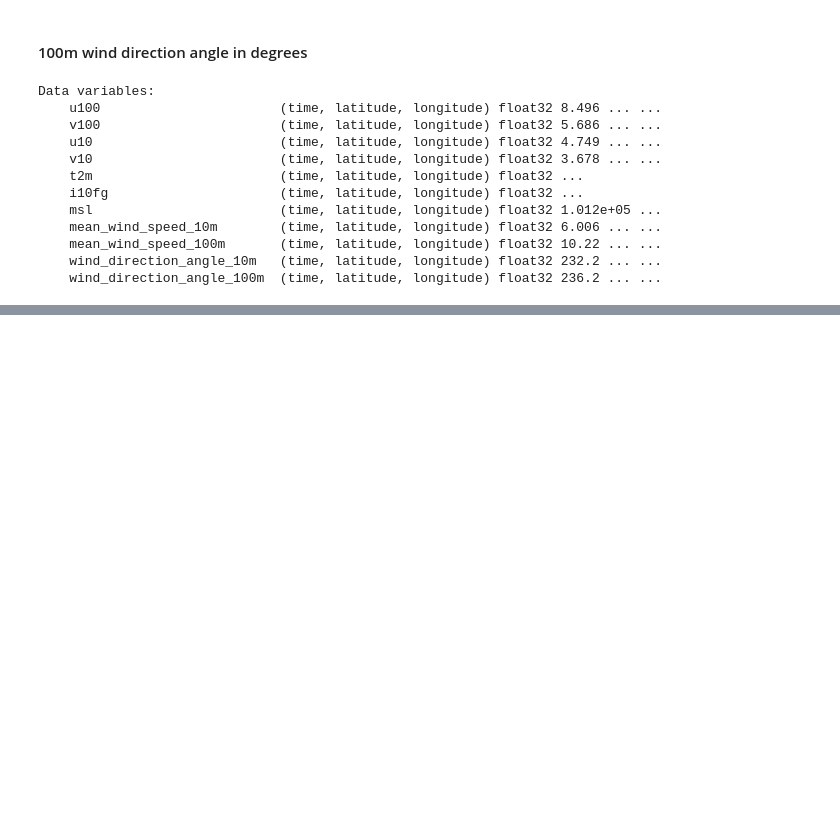
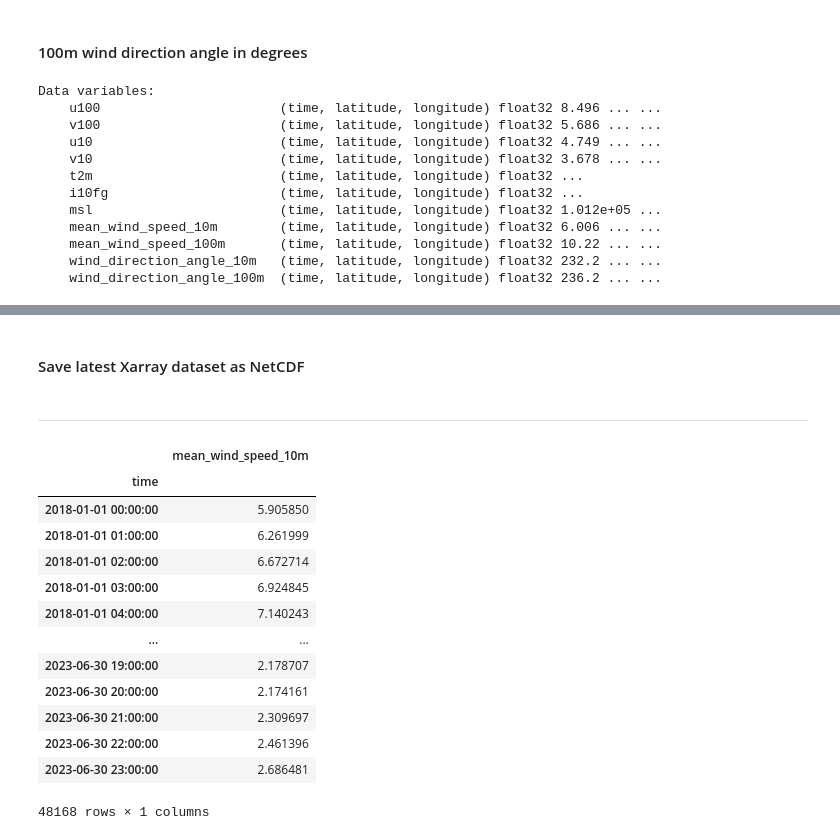
Before and after one commit to meteoviz/wind_power_forecasting_germany, a Jupyter notebook: notebooks/era5_datasets.ipynb, the cells around one changed output, grey strips where cells are left out. Saved outputs shown, nothing was run; the diff lists cells and outputs as text; code cells hidden in the pictures; blank space fills up the shorter version.

```diff
--- a/notebooks/era5_datasets.ipynb
+++ b/notebooks/era5_datasets.ipynb
@@ -287,0 +256,2 @@ Data variables:
+# %%
+ds = ds.drop(labels=['u100', 'v100', 'u10', 'v10'])
@@ -291,0 +316,2 @@ Data variables:
+# %% [markdown]
+#### Save latest Xarray dataset as NetCDF
@@ -291,0 +320,19 @@ Data variables:
+# %% [markdown]
+------
+# %%
+ds['mean_wind_speed_10m'].mean(dim=['latitude', 'longitude']).to_dataframe()
+# %% [output]
+|  | mean_wind_speed_10m |
+| time |  |
+| 2018-01-01 00:00:00 | 5.905850 |
+| 2018-01-01 01:00:00 | 6.261999 |
+| 2018-01-01 02:00:00 | 6.672714 |
+| 2018-01-01 03:00:00 | 6.924845 |
+| 2018-01-01 04:00:00 | 7.140243 |
+| ... | ... |
+| 2023-06-30 19:00:00 | 2.178707 |
+| 2023-06-30 20:00:00 | 2.174161 |
+| 2023-06-30 21:00:00 | 2.309697 |
+| 2023-06-30 22:00:00 | 2.461396 |
+| 2023-06-30 23:00:00 | 2.686481 |
+48168 rows × 1 columns
```
Also changed, not shown: parts of 18 cells of this notebook, 2 other files.
